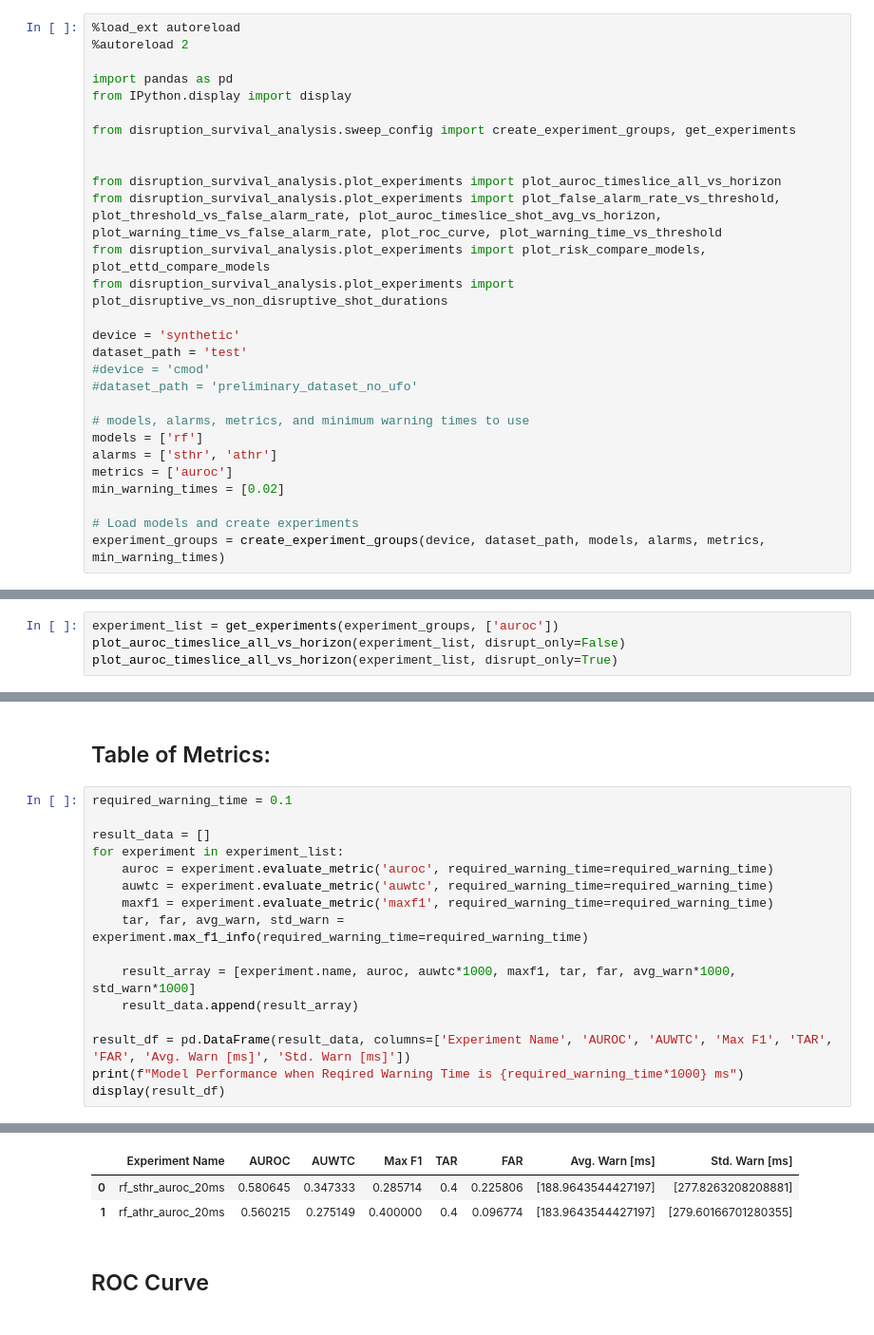
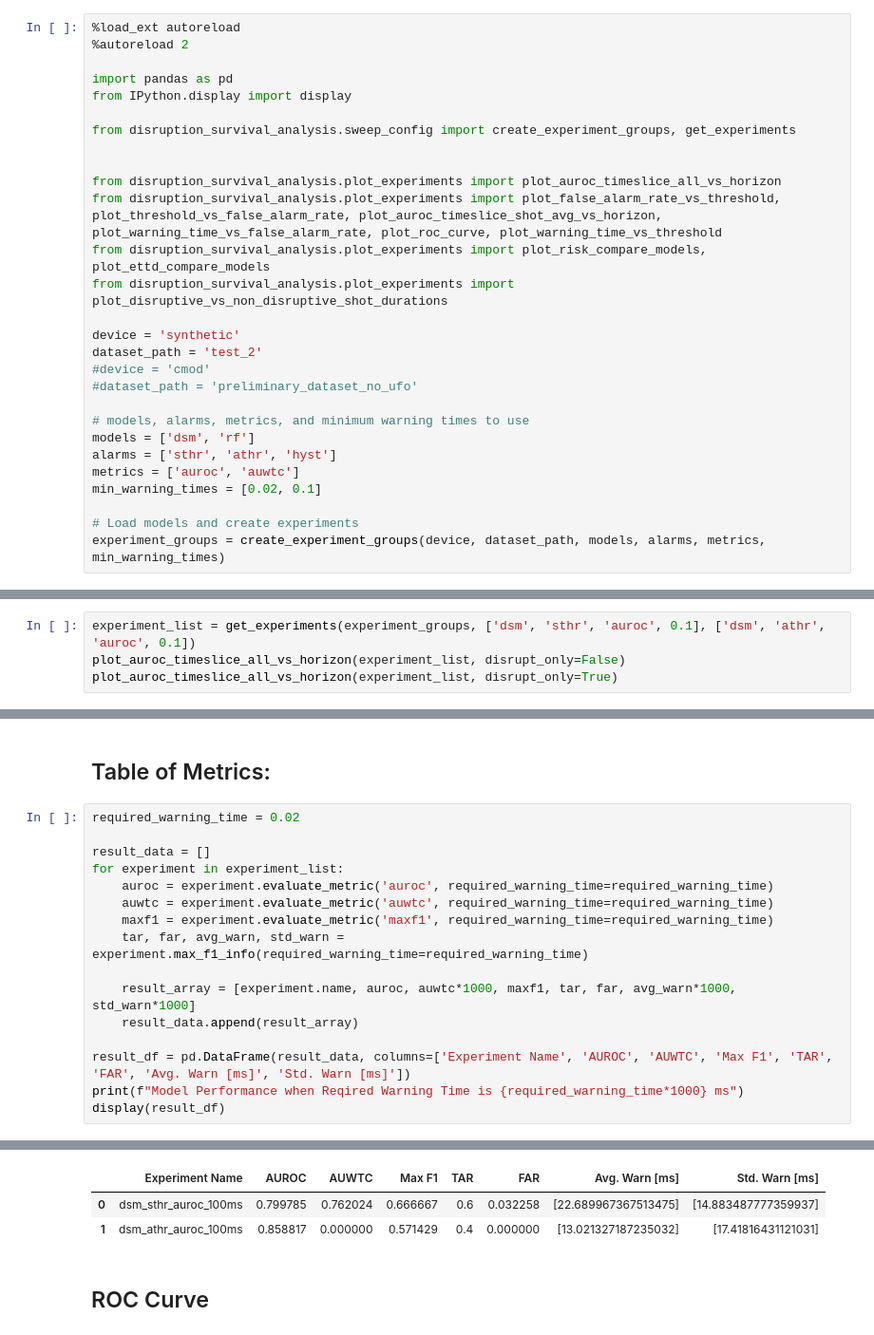
Before and after one commit to MIT-PSFC/disruption-survival-analysis, a Jupyter notebook: Run Experiments.ipynb, the cells around one changed output, grey strips where cells are left out. Shown at 95% size. Saved outputs shown, nothing was run; the diff lists cells and outputs as text.

```diff
--- a/Run Experiments.ipynb
+++ b/Run Experiments.ipynb
@@ -14,15 +14,15 @@ from disruption_survival_analysis.plot_experiments import plot_risk_compare_mode
 from disruption_survival_analysis.plot_experiments import plot_disruptive_vs_non_disruptive_shot_durations
 
 device = 'synthetic'
-dataset_path = 'test'
+dataset_path = 'test_2'
 #device = 'cmod'
 #dataset_path = 'preliminary_dataset_no_ufo'
 
 # models, alarms, metrics, and minimum warning times to use
-models = ['rf']
-alarms = ['sthr', 'athr']
-metrics = ['auroc']
-min_warning_times = [0.02]
+models = ['dsm', 'rf']
+alarms = ['sthr', 'athr', 'hyst']
+metrics = ['auroc', 'auwtc']
+min_warning_times = [0.02, 0.1]
 
 # Load models and create experiments
 experiment_groups = create_experiment_groups(device, dataset_path, models, alarms, metrics, min_warning_times)
@@ -42,7 +49,7 @@ Loaded model from models/synthetic/test/rf_athr_auroc_20ms.pkl
 
 See how the models perform at the individual timeslice level across the entire database.
 # %%
-experiment_list = get_experiments(experiment_groups, ['auroc'])
+experiment_list = get_experiments(experiment_groups, ['dsm', 'sthr', 'auroc', 0.1], ['dsm', 'athr', 'auroc', 0.1])
 plot_auroc_timeslice_all_vs_horizon(experiment_list, disrupt_only=False)
 plot_auroc_timeslice_all_vs_horizon(experiment_list, disrupt_only=True)
 # %% [output]
@@ -51,7 +58,7 @@ plot_auroc_timeslice_all_vs_horizon(experiment_list, disrupt_only=True)
 # %% [markdown]
 ## Table of Metrics:
 # %%
-required_warning_time = 0.1
+required_warning_time = 0.02
 
 result_data = []
 for experiment in experiment_list:
@@ -71,6 +78,6 @@ Model Performance when Reqired Warning Time is 100.0 ms
 |  | Experiment Name | AUROC | AUWTC | Max F1 | TAR | FAR | Avg. Warn [ms] | Std. Warn [ms] |
-| 0 | rf_sthr_auroc_20ms | 0.580645 | 0.347333 | 0.285714 | 0.4 | 0.225806 | [188.9643544427197] | [277.8263208208881] |
-| 1 | rf_athr_auroc_20ms | 0.560215 | 0.275149 | 0.400000 | 0.4 | 0.096774 | [183.9643544427197] | [279.60166701280355] |
+| 0 | dsm_sthr_auroc_100ms | 0.799785 | 0.762024 | 0.666667 | 0.6 | 0.032258 | [22.689967367513475] | [14.883487777359937] |
+| 1 | dsm_athr_auroc_100ms | 0.858817 | 0.000000 | 0.571429 | 0.4 | 0.000000 | [13.021327187235032] | [17.41816431121031] |
 # %% [markdown]
 ## ROC Curve
 # %%
```
Also changed, not shown: parts of 7 cells of this notebook, 5 other files.
